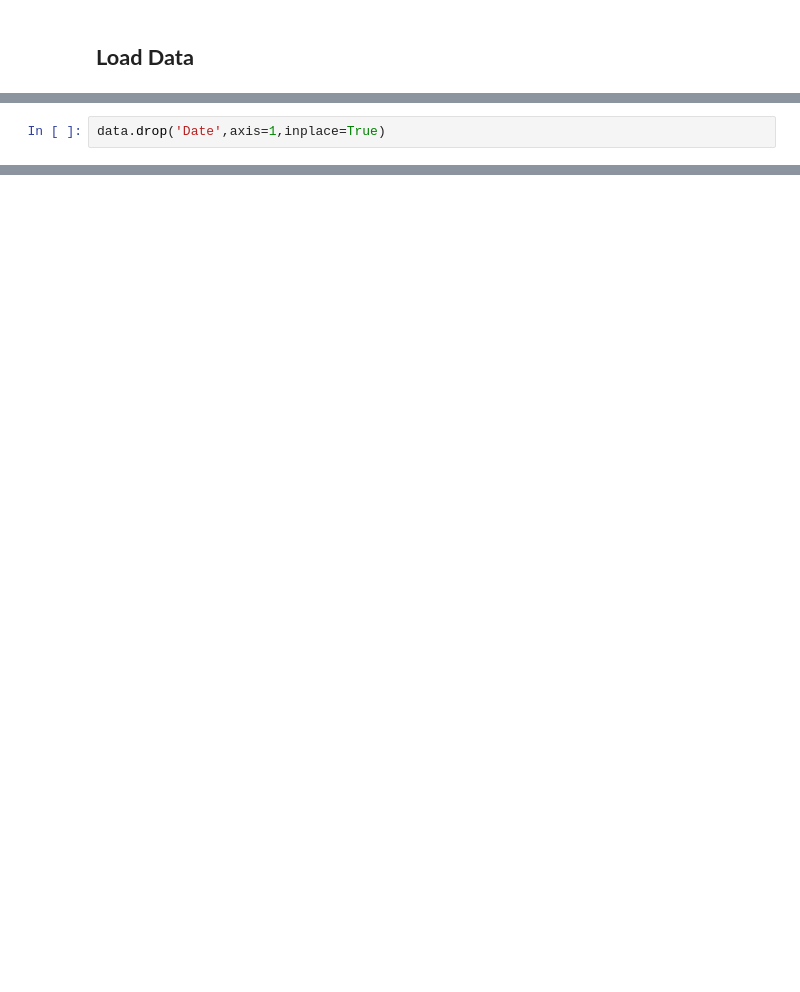
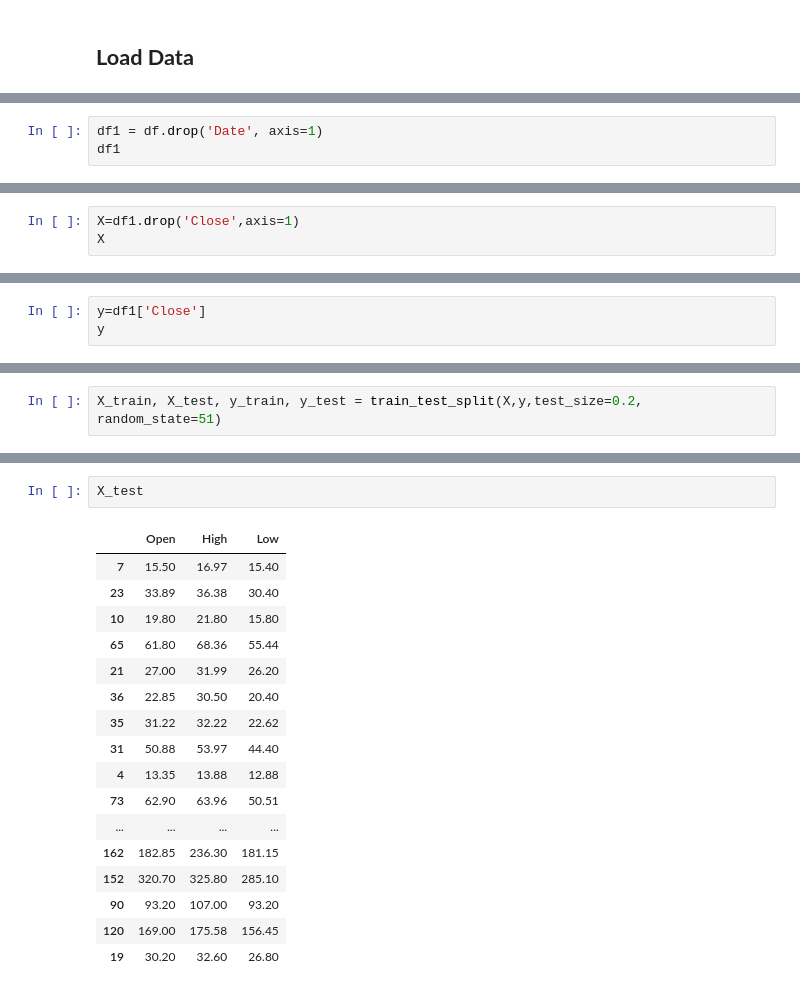
Before and after one commit to ramank123/Yes-Bank-Stock-Closing-Price-Prediction, a Jupyter notebook: Yes_Bank_Stock_Closing_Price_Prediction.ipynb, the cells around one changed output, grey strips where cells are left out. Cells and saved outputs as stored; diff of their text form; blank space fills up the shorter version.

```diff
--- a/Yes_Bank_Stock_Closing_Price_Prediction.ipynb
+++ b/Yes_Bank_Stock_Closing_Price_Prediction.ipynb
@@ -58,4 +78,5 @@ Low      float64
 Close    float64
 dtype: object
 # %%
-data.drop('Date',axis=1,inplace=True)
+df1 = df.drop('Date', axis=1)
+df1
@@ -110,0 +99,3 @@ Name: Close, Length: 185, dtype: float64
+# %%
+X=df1.drop('Close',axis=1)
+X
@@ -110,0 +116,3 @@ Name: Close, Length: 185, dtype: float64
+# %%
+y=df1['Close']
+y
@@ -110,0 +140,2 @@ Name: Close, Length: 185, dtype: float64
+# %%
+X_train, X_test, y_train, y_test = train_test_split(X,y,test_size=0.2, random_state=51)
@@ -110,0 +158,20 @@ Name: Close, Length: 185, dtype: float64
+# %%
+X_test
+# %% [output]
+|  | Open | High | Low |
+| 7 | 15.50 | 16.97 | 15.40 |
+| 23 | 33.89 | 36.38 | 30.40 |
+| 10 | 19.80 | 21.80 | 15.80 |
+| 65 | 61.80 | 68.36 | 55.44 |
+| 21 | 27.00 | 31.99 | 26.20 |
+| 36 | 22.85 | 30.50 | 20.40 |
+| 35 | 31.22 | 32.22 | 22.62 |
+| 31 | 50.88 | 53.97 | 44.40 |
+| 4 | 13.35 | 13.88 | 12.88 |
+| 73 | 62.90 | 63.96 | 50.51 |
+| ... | ... | ... | ... |
+| 162 | 182.85 | 236.30 | 181.15 |
+| 152 | 320.70 | 325.80 | 285.10 |
+| 90 | 93.20 | 107.00 | 93.20 |
+| 120 | 169.00 | 175.58 | 156.45 |
+| 19 | 30.20 | 32.60 | 26.80 |
```
Also changed, not shown: parts of 21 cells of this notebook.
